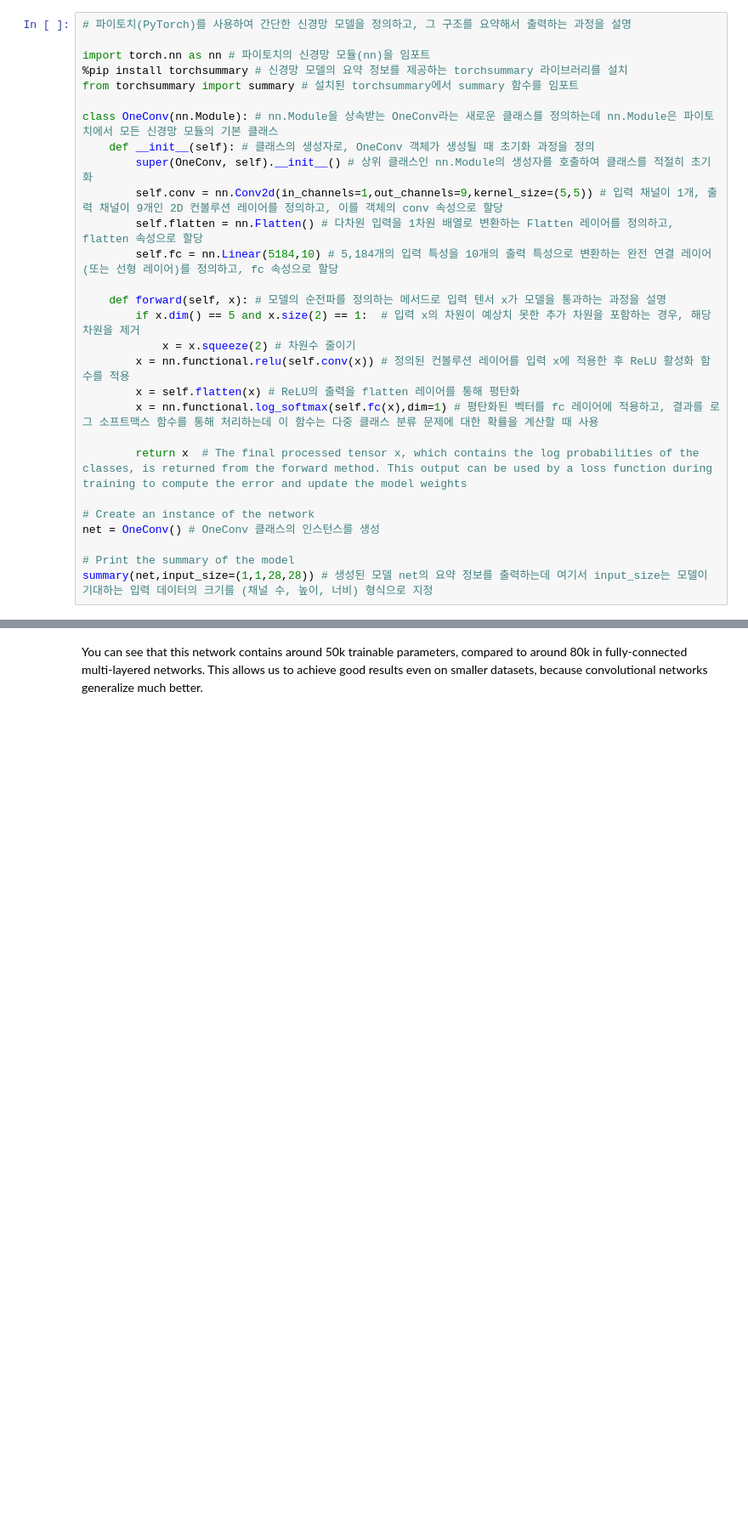
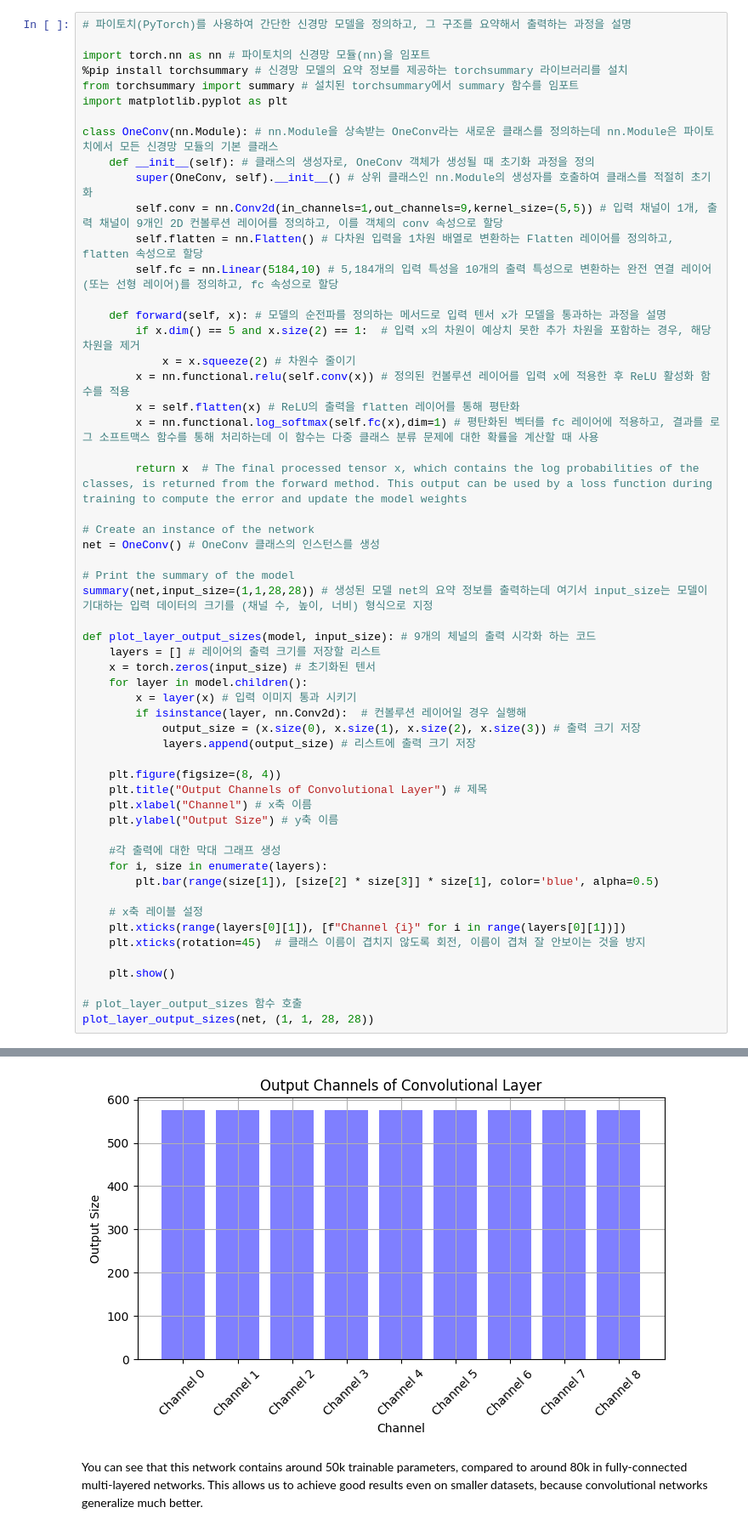
Before and after one commit to Konkuk-Univ-Glocal-Campus/introai202401-midterm-2wnsqo, a Jupyter notebook: ConvNetsPyTorch.ipynb, the cells around one changed output, grey strips where cells are left out. Shown at 85% size. Saved outputs shown, nothing was run; the diff lists cells and outputs as text; blank space fills up the shorter version.

```diff
--- a/ConvNetsPyTorch.ipynb
+++ b/ConvNetsPyTorch.ipynb
@@ -181,6 +183,7 @@ Sparse Activation: In practice, ReLU results in sparse activations; i.e., only a
 import torch.nn as nn # 파이토치의 신경망 모듈(nn)을 임포트
 %pip install torchsummary # 신경망 모델의 요약 정보를 제공하는 torchsummary 라이브러리를 설치
 from torchsummary import summary # 설치된 torchsummary에서 summary 함수를 임포트
+import matplotlib.pyplot as plt
 
 class OneConv(nn.Module): # nn.Module을 상속받는 OneConv라는 새로운 클래스를 정의하는데 nn.Module은 파이토치에서 모든 신경망 모듈의 기본 클래스
     def __init__(self): # 클래스의 생성자로, OneConv 객체가 생성될 때 초기화 과정을 정의
@@ -195,33 +198,61 @@ class OneConv(nn.Module): # nn.Module을 상속받는 OneConv라는 새로운
         x = nn.functional.relu(self.conv(x)) # 정의된 컨볼루션 레이어를 입력 x에 적용한 후 ReLU 활성화 함수를 적용
         x = self.flatten(x) # ReLU의 출력을 flatten 레이어를 통해 평탄화
         x = nn.functional.log_softmax(self.fc(x),dim=1) # 평탄화된 벡터를 fc 레이어에 적용하고, 결과를 로그 소프트맥스 함수를 통해 처리하는데 이 함수는 다중 클래스 분류 문제에 대한 확률을 계산할 때 사용
 
         return x  # The final processed tensor x, which contains the log probabilities of the classes, is returned from the forward method. This output can be used by a loss function during training to compute the error and update the model weights
 
 # Create an instance of the network
 net = OneConv() # OneConv 클래스의 인스턴스를 생성
 
 # Print the summary of the model
 summary(net,input_size=(1,1,28,28)) # 생성된 모델 net의 요약 정보를 출력하는데 여기서 input_size는 모델이 기대하는 입력 데이터의 크기를 (채널 수, 높이, 너비) 형식으로 지정
+
+def plot_layer_output_sizes(model, input_size): # 9개의 체널의 출력 시각화 하는 코드
+    layers = [] # 레이어의 출력 크기를 저장할 리스트
+    x = torch.zeros(input_size) # 초기화된 텐서
+    for layer in model.children():
+        x = layer(x) # 입력 이미지 통과 시키기
+        if isinstance(layer, nn.Conv2d):  # 컨볼루션 레이어일 경우 실행해
+            output_size = (x.size(0), x.size(1), x.size(2), x.size(3)) # 출력 크기 저장
+            layers.append(output_size) # 리스트에 출력 크기 저장
+
+    plt.figure(figsize=(8, 4))
+    plt.title("Output Channels of Convolutional Layer") # 제목
+    plt.xlabel("Channel") # x축 이름
+    plt.ylabel("Output Size") # y축 이름
+
+    #각 출력에 대한 막대 그래프 생성
+    for i, size in enumerate(layers):
+        plt.bar(range(size[1]), [size[2] * size[3]] * size[1], color='blue', alpha=0.5)
+
+    # x축 레이블 설정
+    plt.xticks(range(layers[0][1]), [f"Channel {i}" for i in range(layers[0][1])])
+    plt.xticks(rotation=45)  # 클래스 이름이 겹치지 않도록 회전, 이름이 겹쳐 잘 안보이는 것을 방지
+
+    plt.show()
+
+# plot_layer_output_sizes 함수 호출
+plot_layer_output_sizes(net, (1, 1, 28, 28))
 # %% [output]
 Requirement already satisfied: torchsummary in /usr/local/python/3.10.13/lib/python3.10/site-packages (1.5.1)
 Note: you may need to restart the kernel to use updated packages.
 ----------------------------------------------------------------
         Layer (type)               Output Shape         Param #
 ================================================================
             Conv2d-1            [-1, 9, 24, 24]             234
            Flatten-2                 [-1, 5184]               0
             Linear-3                   [-1, 10]          51,850
 ================================================================
 Total params: 52,084
 Trainable params: 52,084
 Non-trainable params: 0
 ----------------------------------------------------------------
 Input size (MB): 0.00
 Forward/backward pass size (MB): 0.08
 Params size (MB): 0.20
 Estimated Total Size (MB): 0.28
 ----------------------------------------------------------------
+[figure, added]
 # %% [markdown]
 You can see that this network contains around 50k trainable parameters, compared to around 80k in fully-connected multi-layered networks. This allows us to achieve good results even on smaller datasets, because convolutional networks generalize much better.
 # %%
```
Also changed, not shown: parts of 3 cells of this notebook.
